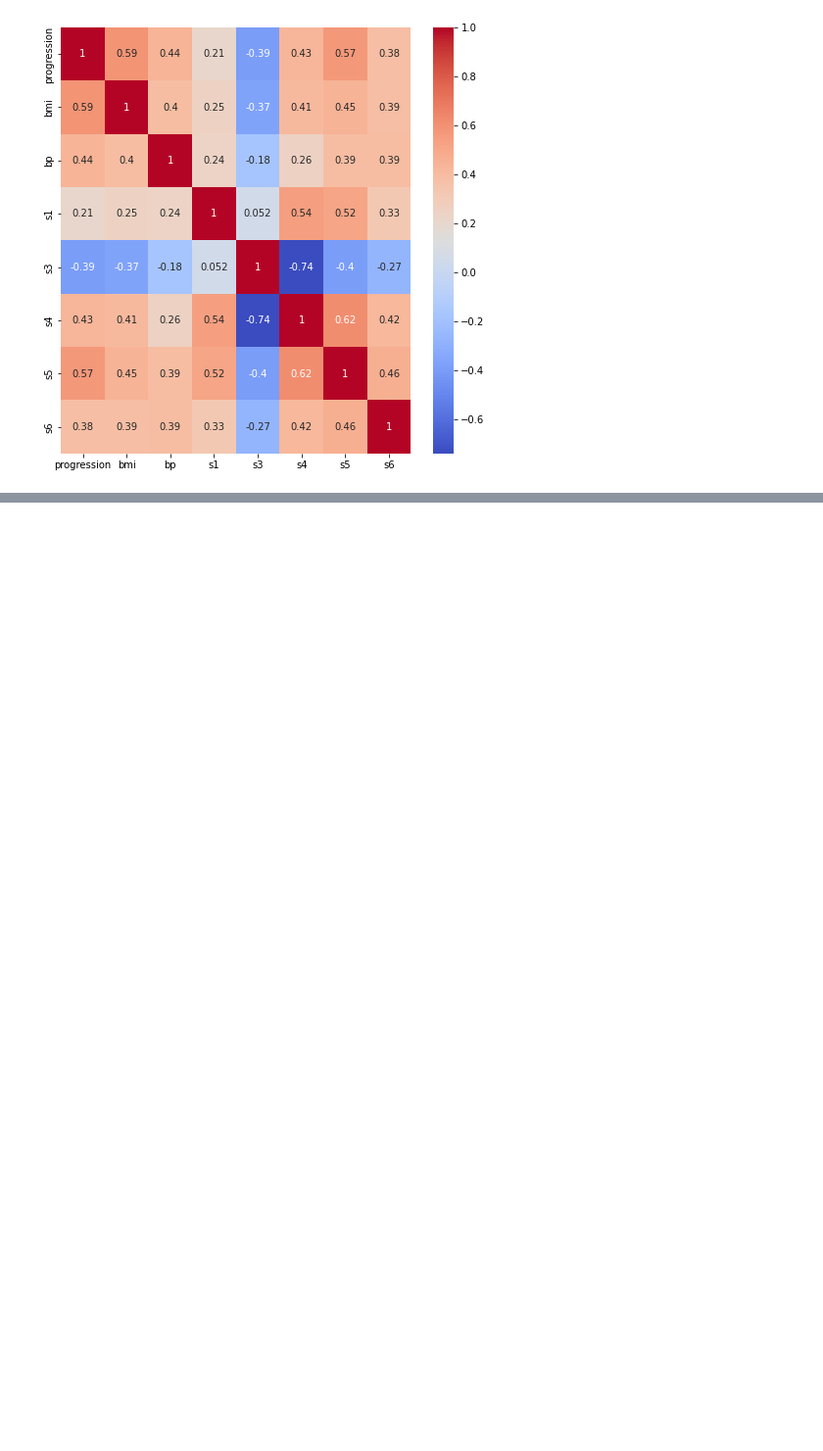
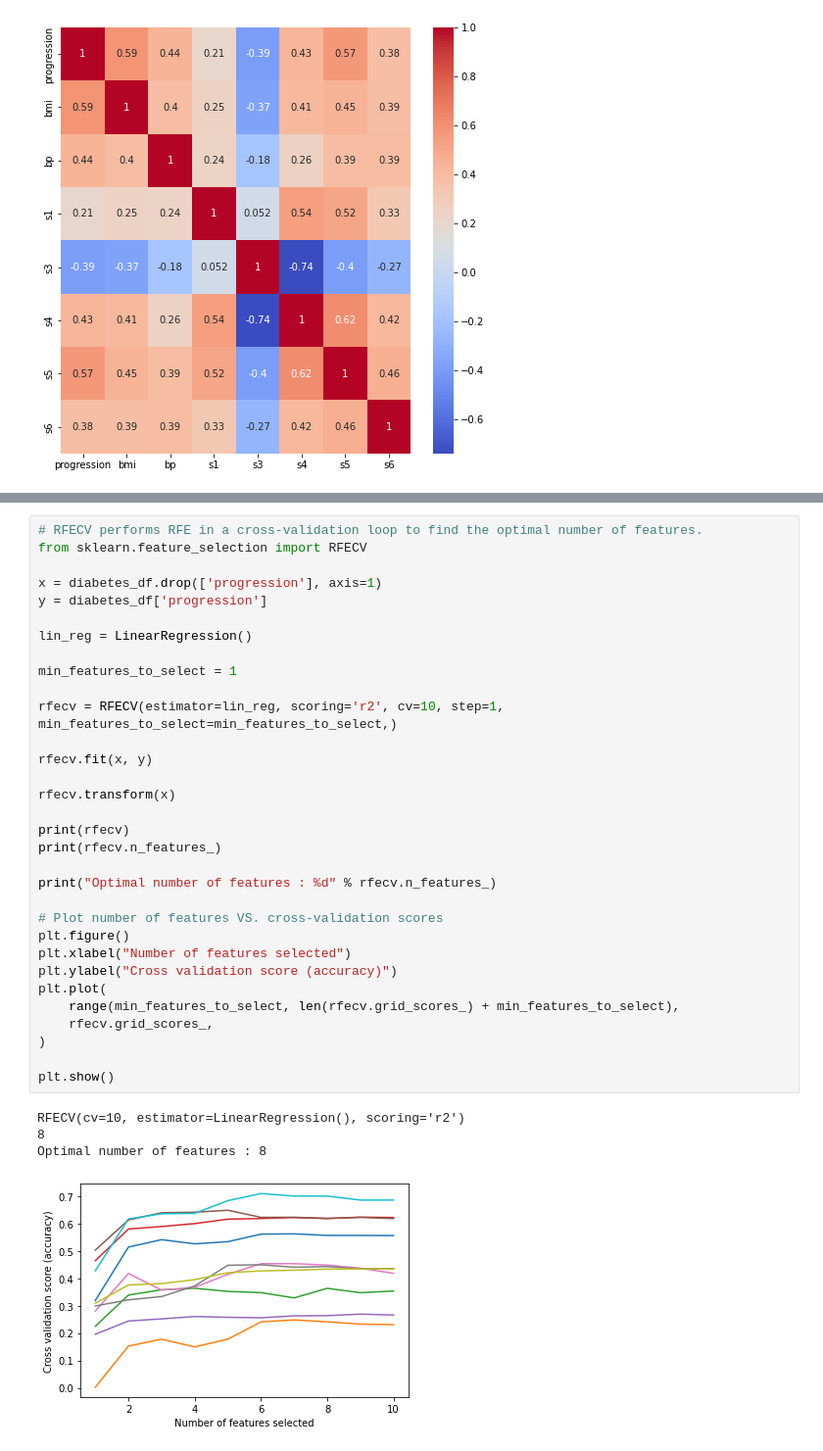
Before and after one commit to AlvaroValdelamar/Diabetes-Prediction, a Jupyter notebook: diabetes-prediction.ipynb, the cells around one changed output, grey strips where cells are left out. Shown at 98% size. Drawn from its saved outputs; the diff is of its cells as text; blank space fills up the shorter version.

Commit message:
Update diabetes-prediction.ipynb
Started working on recursive feature elimination.

```diff
--- a/diabetes-prediction.ipynb
+++ b/diabetes-prediction.ipynb
@@ -234,0 +272,37 @@ sns.heatmap(features_corr, annot=True, cmap='coolwarm');
+# %%
+# RFECV performs RFE in a cross-validation loop to find the optimal number of features.
+from sklearn.feature_selection import RFECV
+
+x = diabetes_df.drop(['progression'], axis=1)
+y = diabetes_df['progression']
+
+lin_reg = LinearRegression()
+
+min_features_to_select = 1
+
+rfecv = RFECV(estimator=lin_reg, scoring='r2', cv=10, step=1, min_features_to_select=min_features_to_select,)
+
+rfecv.fit(x, y)
+
+rfecv.transform(x)
+
+print(rfecv)
+print(rfecv.n_features_)
+
+print("Optimal number of features : %d" % rfecv.n_features_)
+
+# Plot number of features VS. cross-validation scores
+plt.figure()
+plt.xlabel("Number of features selected")
+plt.ylabel("Cross validation score (accuracy)")
+plt.plot(
+    range(min_features_to_select, len(rfecv.grid_scores_) + min_features_to_select),
+    rfecv.grid_scores_,
+)
+
+plt.show()
+# %% [output]
+RFECV(cv=10, estimator=LinearRegression(), scoring='r2')
+8
+Optimal number of features : 8
+[figure, added]
```
Also changed, not shown: parts of 8 cells of this notebook.
